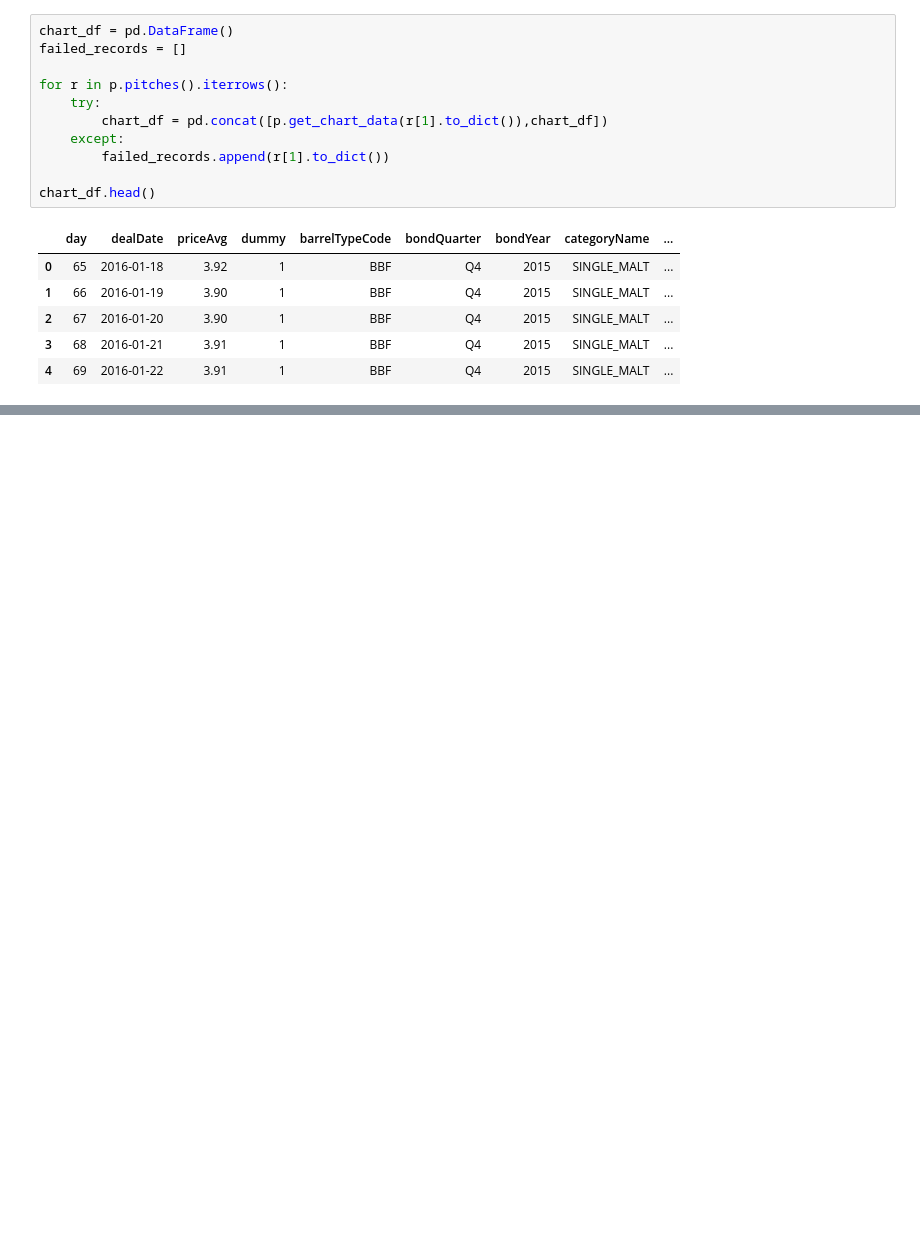
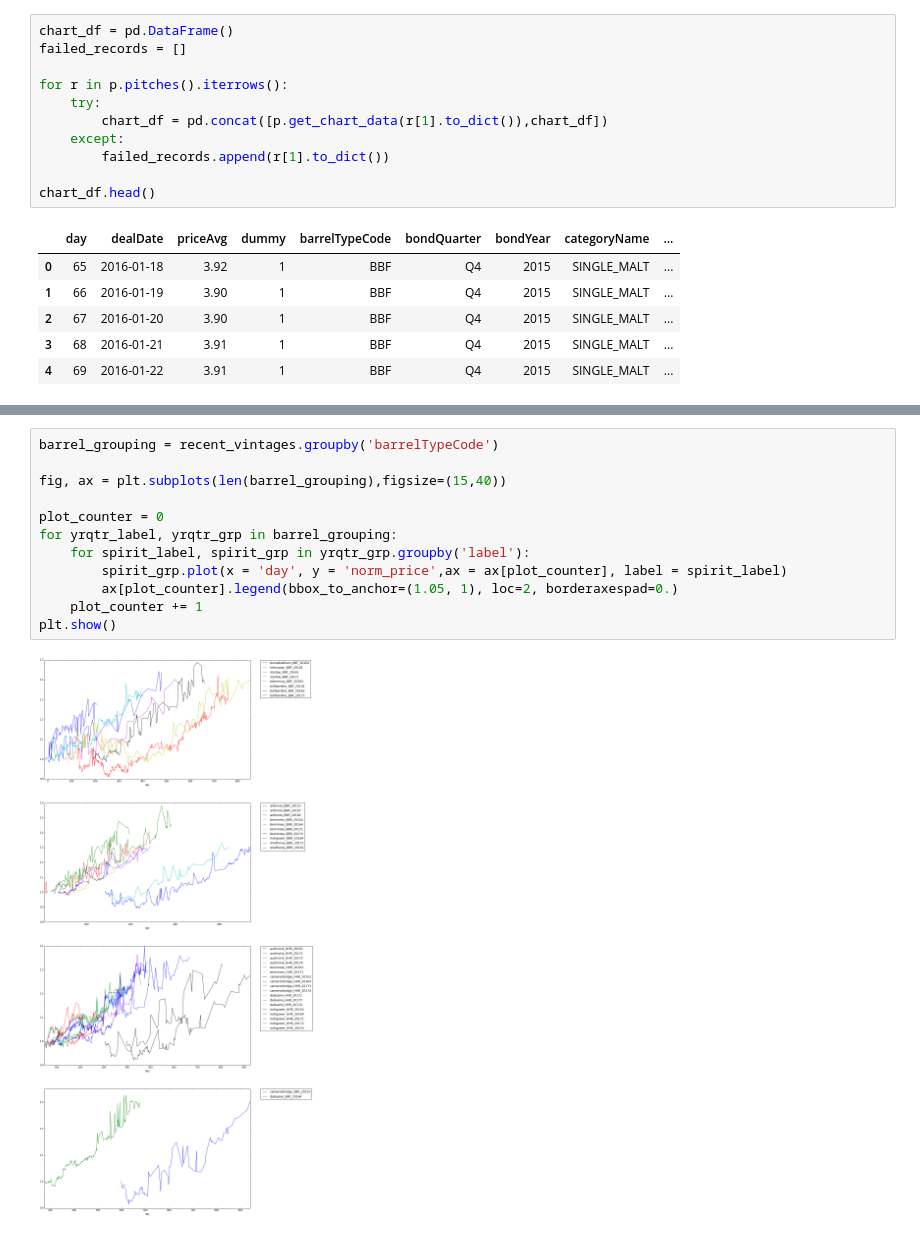
Before and after one commit to filpia/widdoughmaker, a Jupyter notebook: Exploration.ipynb, the cells around one changed output, grey strips where cells are left out. Drawn from its saved outputs; the diff is of its cells as text; blank space fills up the shorter version.

```diff
--- a/Exploration.ipynb
+++ b/Exploration.ipynb
@@ -78,0 +112,14 @@ chart_df.head(200)
+# %%
+barrel_grouping = recent_vintages.groupby('barrelTypeCode')
+
+fig, ax = plt.subplots(len(barrel_grouping),figsize=(15,40))
+
+plot_counter = 0
+for yrqtr_label, yrqtr_grp in barrel_grouping:
+    for spirit_label, spirit_grp in yrqtr_grp.groupby('label'):
+        spirit_grp.plot(x = 'day', y = 'norm_price',ax = ax[plot_counter], label = spirit_label)
+        ax[plot_counter].legend(bbox_to_anchor=(1.05, 1), loc=2, borderaxespad=0.)
+    plot_counter += 1
+plt.show()
+# %% [output]
+[figure, added]
```
Also changed, not shown: parts of 9 cells of this notebook.
